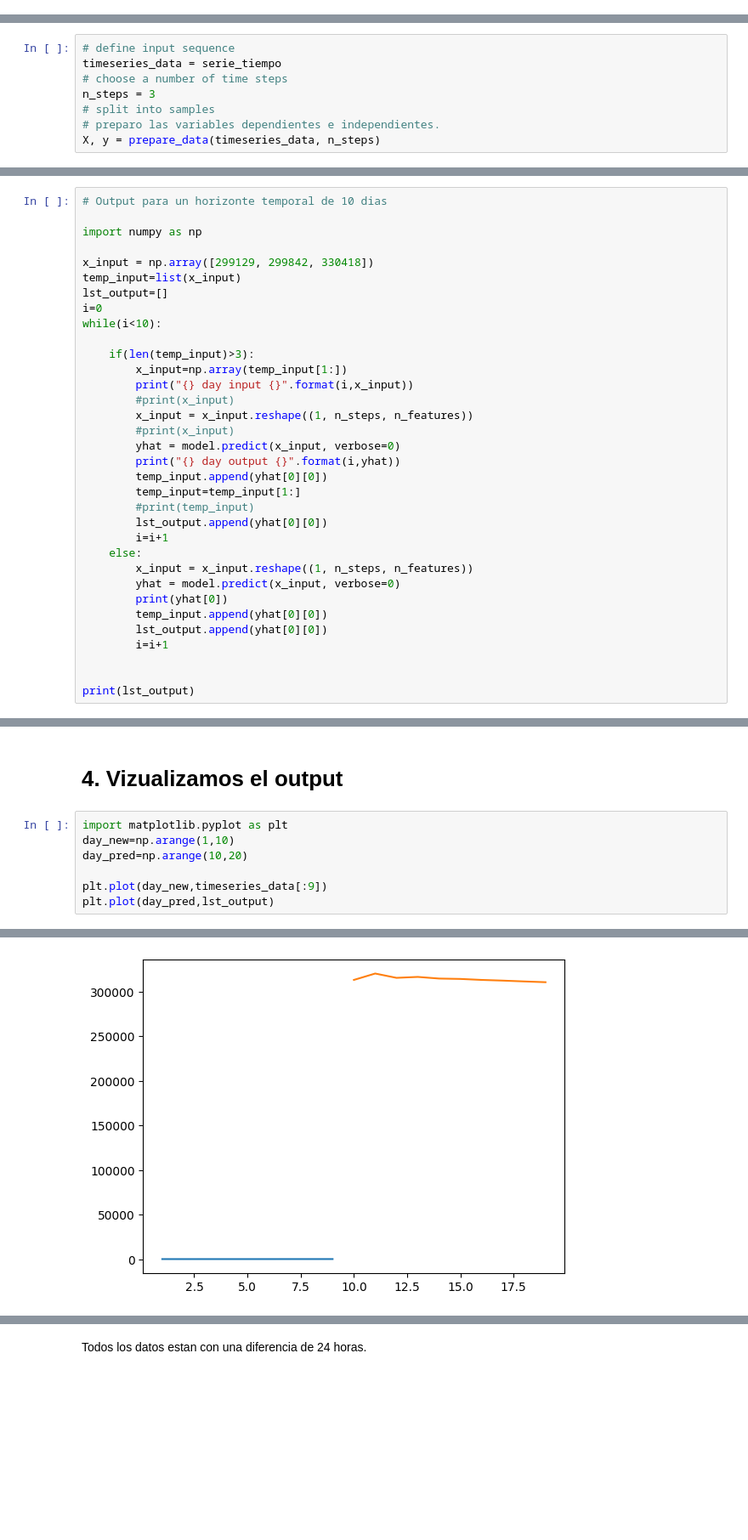
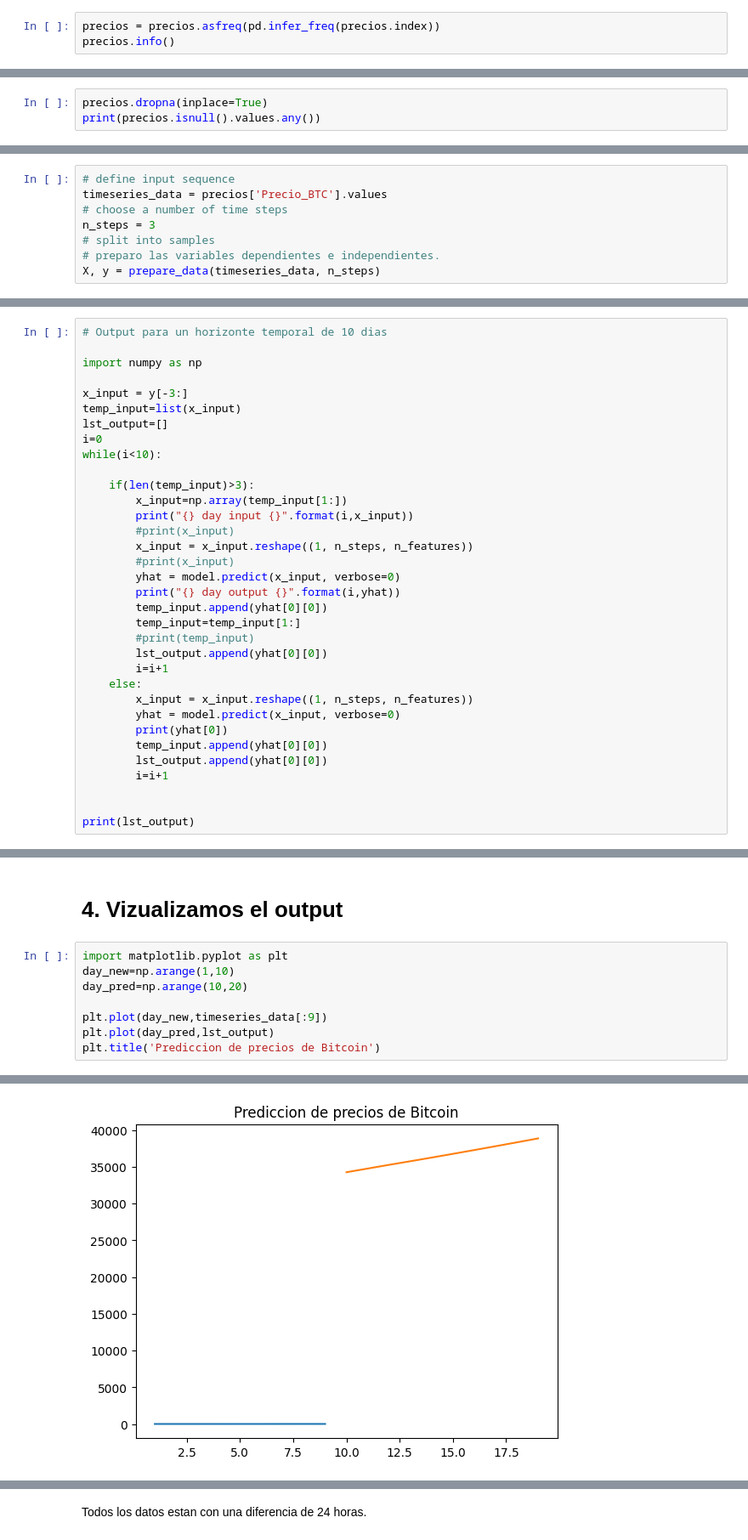
Before and after one commit to hernanifran/SerieT2, a Jupyter notebook: TP2.BTC.ipynb, the cells around one changed output, grey strips where cells are left out. Shown at 85% size. Cells and saved outputs as stored; diff of their text form; blank space fills up the shorter version.

```diff
--- a/TP2.BTC.ipynb
+++ b/TP2.BTC.ipynb
@@ -94,0 +152,3 @@ btc_ts.head()
+# %%
+precios = precios.asfreq(pd.infer_freq(precios.index))
+precios.info()
@@ -123,0 +172,3 @@ El grafico hace referencia al precio del Bitcoin entre el periodo de 2014 al 202
+# %%
+precios.dropna(inplace=True)
+print(precios.isnull().values.any())
@@ -124,6 +220,6 @@ El grafico hace referencia al precio del Bitcoin entre el periodo de 2014 al 202
 # %%
 # define input sequence
-timeseries_data = serie_tiempo
+timeseries_data = precios['Precio_BTC'].values
 # choose a number of time steps
 n_steps = 3
 # split into samples
@@ -208,7 +404,7 @@ Epoch 50/50
 
 import numpy as np
 
-x_input = np.array([299129, 299842, 330418])
+x_input = y[-3:]
 temp_input=list(x_input)
 lst_output=[]
 i=0
@@ -287,4 +584,5 @@ day_pred=np.arange(10,20)
 
 plt.plot(day_new,timeseries_data[:9])
 plt.plot(day_pred,lst_output)
+plt.title('Prediccion de precios de Bitcoin')
 # %% [output]
@@ -292 +590 @@ plt.plot(day_pred,lst_output)
-[figure, old version]
+[figure, new version]
```
Also changed, not shown: parts of 107 cells of this notebook, 1 other file.
